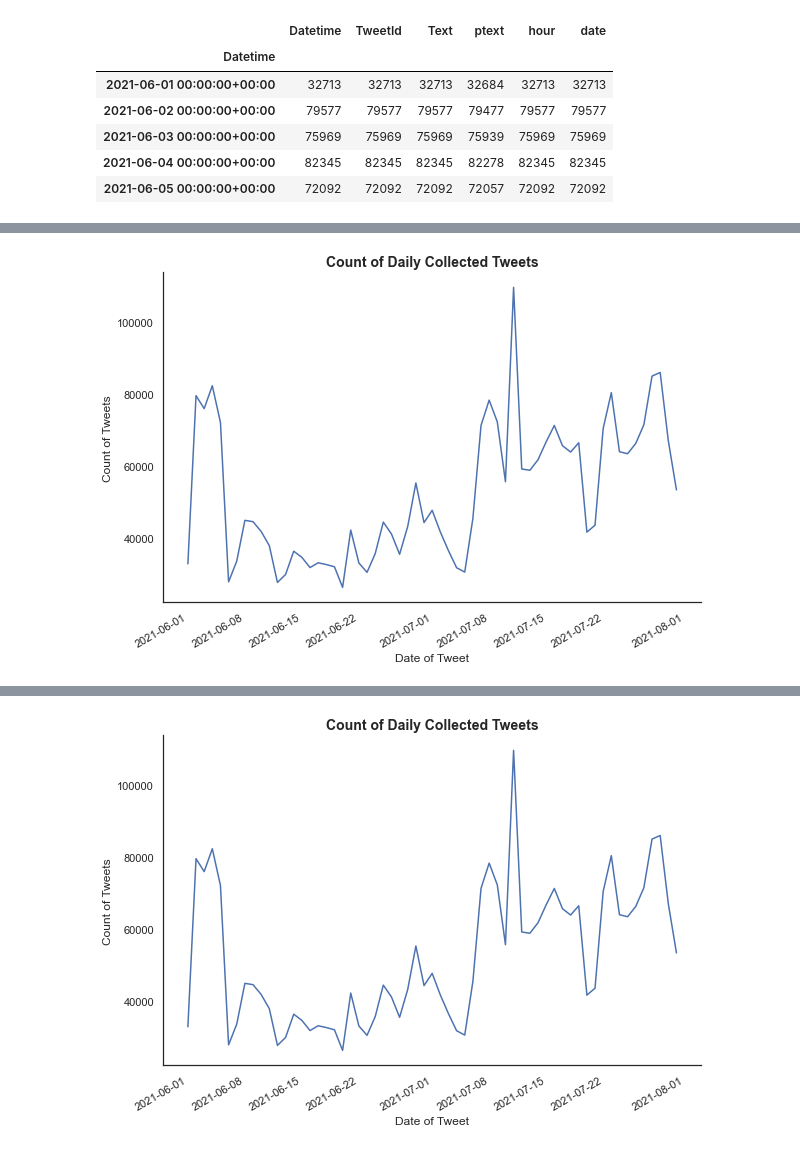
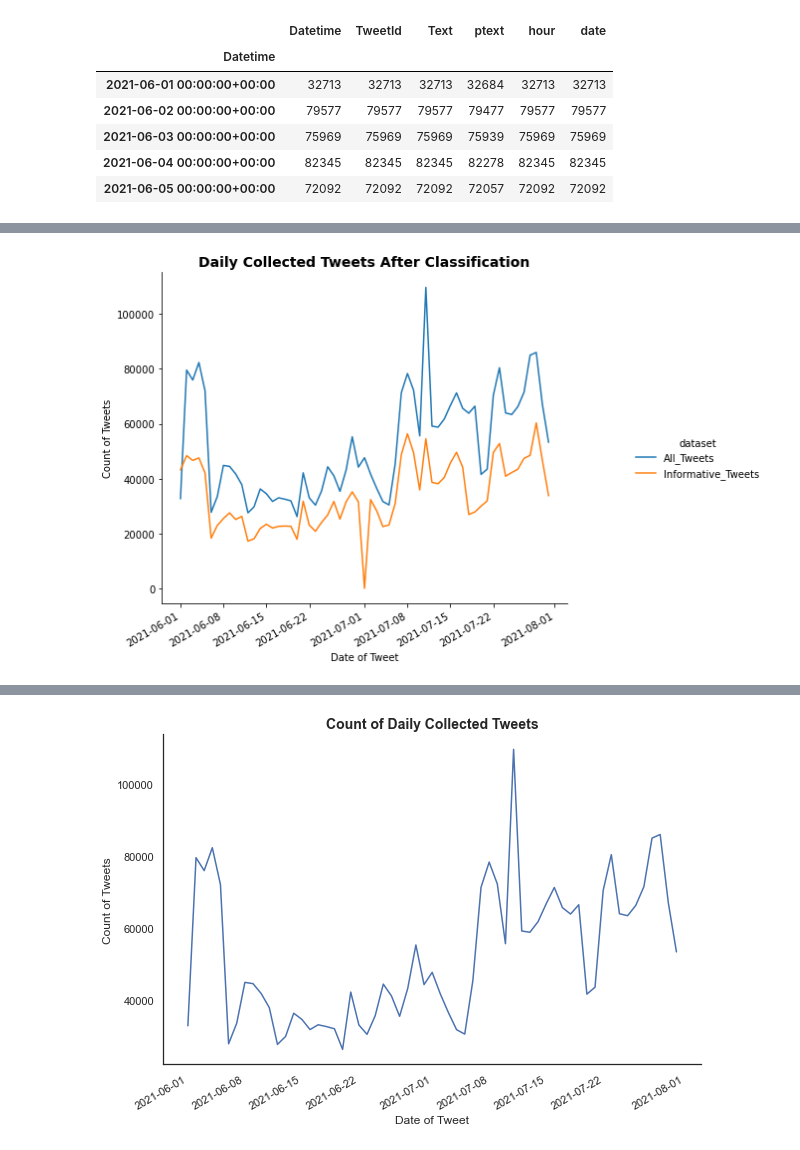
Before and after one commit to arboj/arbogast-capstone, a Jupyter notebook: Code/csvmerger.ipynb, the cells around one changed output, grey strips where cells are left out. Drawn from its saved outputs; the diff is of its cells as text; code cells hidden in the pictures.

```diff
--- a/Code/csvmerger.ipynb
+++ b/Code/csvmerger.ipynb
@@ -11,7 +11,7 @@ import pandas as pd
 code_dir = os.getcwd()
 parent_dir = os.path.dirname(code_dir)
 data_dir = os.path.join(parent_dir,"Data")
-tweet_dir = os.path.join(parent_dir,"GeoTweets")
+tweet_dir = os.path.join(parent_dir,"tweets_archive")
 
 wxevents= ["tornado","blizzard","snow", "ice storm","sleet","thunderstorm","hail","freeze","frost","extreme cold","lightning",    "winds"
 "gale","storm"]
@@ -101,4 +93,5 @@ print("After removing duplicates there are {} processed Tweets".format(len(allre
 There are 3122479 processed Tweets
 After removing duplicates there are 3122479 processed Tweets
 # %%
+allproc2 = allproc.set_index('Datetime').groupby(pd.Grouper(freq='D')).count()
 allresult2 = allresult[allresult['target']==0].set_index('Datetime').groupby(pd.Grouper(freq='D')).count()
@@ -291,3 +274,5 @@ allresult2.head()
 | 2021-06-03 00:00:00+00:00 | 75969 | 75969 | 75969 | 75939 | 54436 | 0 | 0 | 0 | 0 | ... |
 | 2021-06-04 00:00:00+00:00 | 82345 | 82345 | 82345 | 82278 | 55868 | 0 | 0 | 0 | 0 | ... |
 | 2021-06-05 00:00:00+00:00 | 72092 | 72092 | 72092 | 72057 | 49597 | 0 | 0 | 0 | 0 | ... |
+# %%
+concatenated = pd.concat([allproc2.assign(dataset='All Tweets'), allresult2.assign(dataset='Informative Tweets')])
@@ -294,14 +282,15 @@ allresult2.head()
 # %%
 g = sns.relplot(x="Datetime", y="TweetId",kind="line",
-             data=test)
+             data=concatenated,
+               hue='dataset')
 plt.xlabel('Date of Tweet')
 plt.ylabel("Count of Tweets")
-plt.title("Count of Daily Collected Tweets",fontsize=14,fontweight='bold')
+plt.title("Daily Collected Tweets After Classification",fontsize=14,fontweight='bold')
 
 g.fig.set_size_inches(10,6)
 g.fig.autofmt_xdate()
 # %% [output]
-[figure, old version]
+[figure, new version]
 # %%
 g = sns.relplot(x="Datetime", y="TweetId",kind="line",
              data=allresult2)
```
Also changed, not shown: parts of 6 cells of this notebook, 23 other files.
